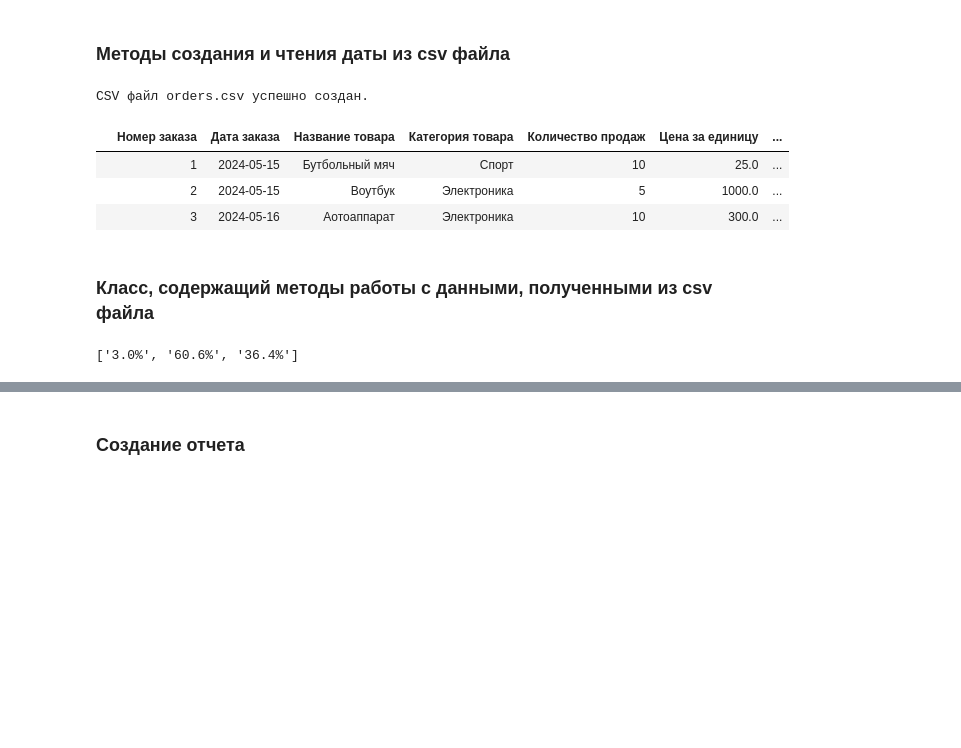
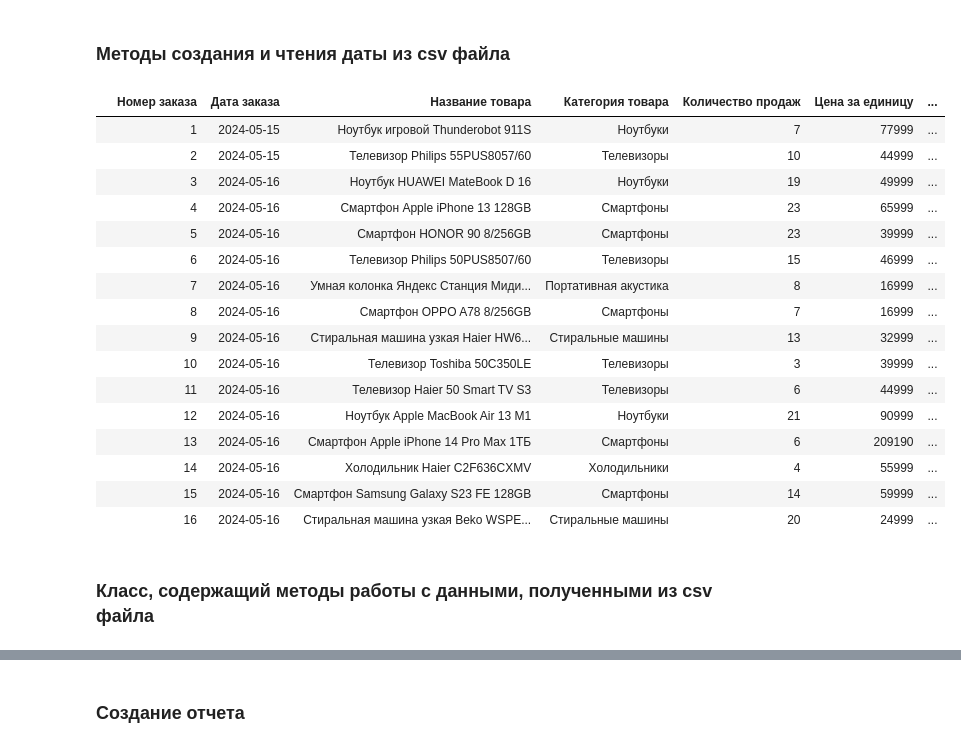
Before and after one commit to AlexanderPleshakov/algorithms_and_csv_files, a Jupyter notebook: CourceWork.ipynb, the cells around one changed output, grey strips where cells are left out. Drawn from its saved outputs; the diff is of its cells as text; code cells hidden in the pictures; blank space fills up the shorter version.

```diff
--- a/CourceWork.ipynb
+++ b/CourceWork.ipynb
@@ -132,48 +85,51 @@ def quick_sort(arr, index=None):
 # %% [markdown]
 ### Методы создания и чтения даты из csv файла
 # %%
-def create_csv_file(data: list[list] = None, file_name='orders.csv'):
-   if data == None:
-      data = [
-         ['Номер заказа', 'Дата заказа', 'Название товара', 'Категория товара', 'Количество продаж', 'Цена за единицу', 'Общая стоимость'],
-         [1, '2024-05-15', 'Бутбольный мяч', 'Спорт', 10, 25.00, 250.00],
-         [2, '2024-05-15', 'Воутбук', 'Электроника', 5, 1000.00, 5000.00],
-         [3, '2024-05-16', 'Аотоаппарат', 'Электроника', 10, 300.00, 3000.00]
-      ]
-
+def create_csv_file(data: list[list], file_name):
    with open(file_name, 'w', newline='', encoding='utf-8') as csvfile:
       csvwriter = csv.writer(csvfile)
       csvwriter.writerows(data)
    print(f'CSV файл {file_name} успешно создан.')
 
 def read_data(file_name='orders.csv'):
    data = []
    with open(file_name, 'r', newline='', encoding='utf-8') as csvfile:
       csvreader = csv.reader(csvfile)
 
       next(csvreader)
 
       for row in csvreader:
          data.append(row)
 
    return data
 
 def show_csv_table(file='orders.csv'):
    try:
       df = pd.read_csv(file)
       df.index = [''] * len(df['Номер заказа'])
       display(df)
    except:
       print("Проблемы с чтением фала")
 
-create_csv_file()
 show_csv_table()
 # %% [output]
-CSV файл orders.csv успешно создан.
 |  | Номер заказа | Дата заказа | Название товара | Категория товара | Количество продаж | Цена за единицу | ... |
-|  | 1 | 2024-05-15 | Бутбольный мяч | Спорт | 10 | 25.0 | ... |
-|  | 2 | 2024-05-15 | Воутбук | Электроника | 5 | 1000.0 | ... |
-|  | 3 | 2024-05-16 | Аотоаппарат | Электроника | 10 | 300.0 | ... |
+|  | 1 | 2024-05-15 | Ноутбук игровой Thunderobot 911S | Ноутбуки | 7 | 77999 | ... |
+|  | 2 | 2024-05-15 | Телевизор Philips 55PUS8057/60 | Телевизоры | 10 | 44999 | ... |
+|  | 3 | 2024-05-16 | Ноутбук HUAWEI MateBook D 16 | Ноутбуки | 19 | 49999 | ... |
+|  | 4 | 2024-05-16 | Смартфон Apple iPhone 13 128GB | Смартфоны | 23 | 65999 | ... |
+|  | 5 | 2024-05-16 | Смартфон HONOR 90 8/256GB | Смартфоны | 23 | 39999 | ... |
+|  | 6 | 2024-05-16 | Телевизор Philips 50PUS8507/60 | Телевизоры | 15 | 46999 | ... |
+|  | 7 | 2024-05-16 | Умная колонка Яндекс Станция Миди... | Портативная акустика | 8 | 16999 | ... |
+|  | 8 | 2024-05-16 | Смартфон OPPO A78 8/256GB | Смартфоны | 7 | 16999 | ... |
+|  | 9 | 2024-05-16 | Стиральная машина узкая Haier HW6... | Стиральные машины | 13 | 32999 | ... |
+|  | 10 | 2024-05-16 | Телевизор Toshiba 50C350LE | Телевизоры | 3 | 39999 | ... |
+|  | 11 | 2024-05-16 | Телевизор Haier 50 Smart TV S3 | Телевизоры | 6 | 44999 | ... |
+|  | 12 | 2024-05-16 | Ноутбук Apple MacBook Air 13 M1 | Ноутбуки | 21 | 90999 | ... |
+|  | 13 | 2024-05-16 | Смартфон Apple iPhone 14 Pro Max 1ТБ | Смартфоны | 6 | 209190 | ... |
+|  | 14 | 2024-05-16 | Холодильник Haier C2F636CXMV | Холодильники | 4 | 55999 | ... |
+|  | 15 | 2024-05-16 | Смартфон Samsung Galaxy S23 FE 128GB | Смартфоны | 14 | 59999 | ... |
+|  | 16 | 2024-05-16 | Стиральная машина узкая Beko WSPE... | Стиральные машины | 20 | 24999 | ... |
 # %% [markdown]
 ### Класс, содержащий методы работы с данными, полученными из csv файла
 # %%
@@ -232,8 +188,16 @@ class data_service:
 
        return percent_list
 
-data = read_data()
-cl = data_service(data)
-print(cl.calc_percent_of_revenue())
+    def get_data_sorted_by_percents(self):
+       percents = self.calc_percent_of_revenue_int()
+       sorted_percents = quick_sort(self.calc_percent_of_revenue_int())
+       data = self.data
+       for i in range(len(data)):
+          data[i].append(percents[i])
+
+       new_data = self.data
+       for i in range(len(sorted_percents)):
+          for j in range(len(data)):
+             if sorted_percents[i] == data[j][-1]:
+                new_data[i] = data[j]
+       return new_data
-# %% [output]
-['3.0%', '60.6%', '36.4%']
```
Also changed, not shown: parts of 11 cells of this notebook, 3 other files.
